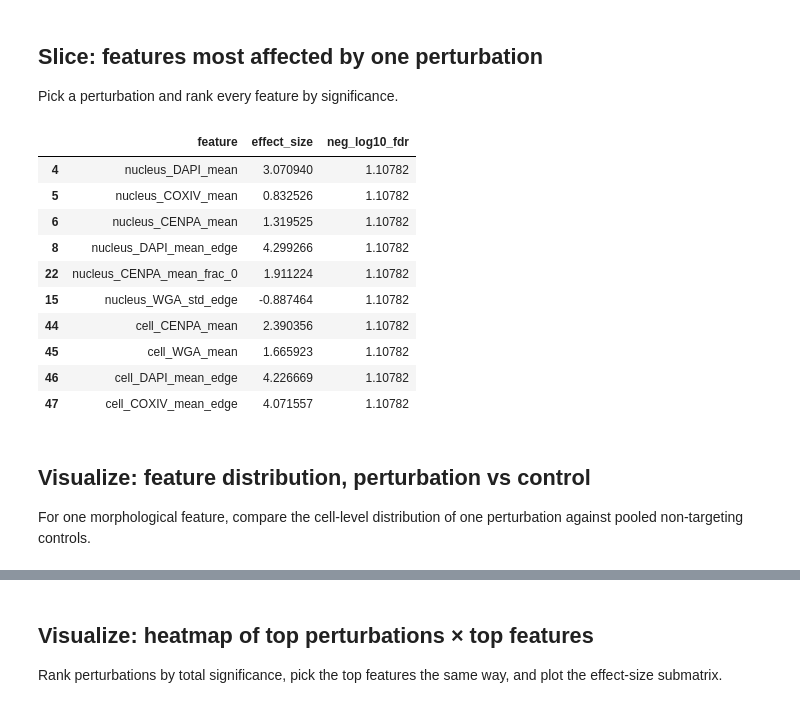
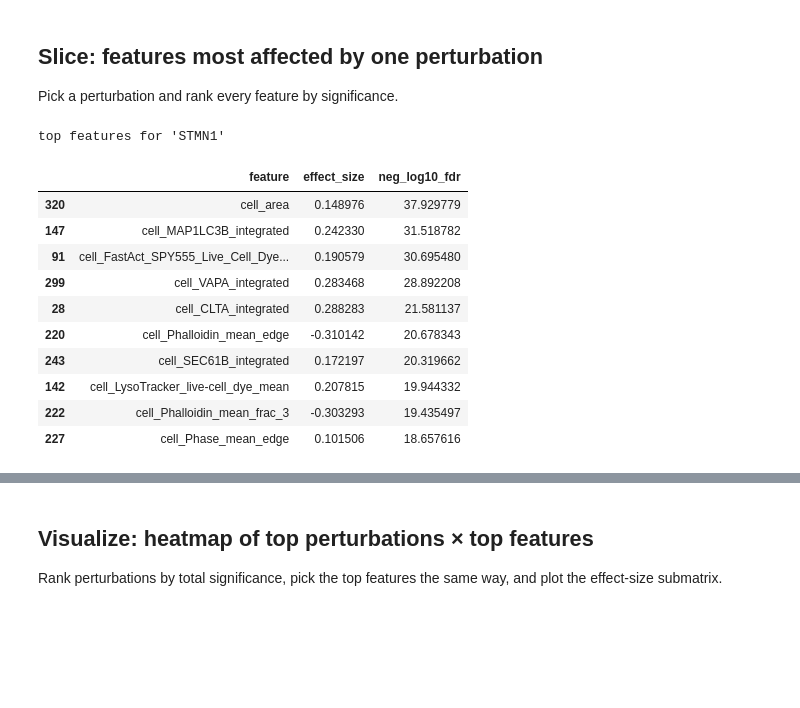
Before and after one commit to chanzuckerberg/ops-schema, a Jupyter notebook: docs/analysis/inspect-data/ops_analysis.ipynb, the cells around one changed output, grey strips where cells are left out. Saved outputs shown, nothing was run; the diff lists cells and outputs as text; code cells hidden in the pictures; blank space fills up the shorter version.

```diff
--- a/docs/analysis/inspect-data/ops_analysis.ipynb
+++ b/docs/analysis/inspect-data/ops_analysis.ipynb
@@ -60,4 +20,0 @@ contact) shared by every experiment in the collection.
-# %%
-with fsspec.open(f"{COLLECTION}/collection_metadata.yaml", "r", anon=True) as fh:
-    collection_metadata = yaml.safe_load(fh)
-collection_metadata
@@ -93,7 +20,0 @@ significance; `.obsm` stores a 2D embedding for plotting.
-# %%
-# Note: ad.read_h5ad() reads the file-like object into memory in one go, so
-# this buffers the whole h5ad before parsing. The aggregated_data.h5ad files
-# are typically 10s–100s of MB, well within memory budget.
-with fsspec.open(f"{COLLECTION}/aggregated_data.h5ad", "rb", anon=True) as fh:
-    agg = ad.read_h5ad(fh)
-agg
@@ -195,0 +90,8 @@ Series([], dtype: float32)
+# %%
+with fsspec.open(f"{ATLAS}/experimental_metadata.yaml", "r", anon=True) as fh:
+    experimental_metadata = yaml.safe_load(fh)
+
+# Top-level sections; drill into any of them as needed.
+for section, body in experimental_metadata.items():
+    keys = list(body) if isinstance(body, dict) else body
+    print(f"{section:12s}: {keys}")
@@ -195,0 +113,4 @@ Series([], dtype: float32)
+# %%
+with fsspec.open(f"{ATLAS}/aggregated_data.h5ad", "rb", anon=True) as fh:
+    agg = ad.read_h5ad(fh)
+agg
@@ -198,29 +254,26 @@ Series([], dtype: float32)
 
 Pick a perturbation and rank every feature by significance.
 # %%
-pert = "AKIRIN2"
+pert = 'STMN1'
 i = agg.obs_names.get_loc(pert)
 
 ranked = pd.DataFrame({
     "feature": agg.var_names,
-    "effect_size": agg.X[i],
-    "neg_log10_fdr": agg.layers["neg_log10_fdr"][i],
+    "effect_size": np.asarray(agg.X[i]).ravel(),
+    "neg_log10_fdr": np.asarray(agg.layers["neg_log10_fdr"][i]).ravel(),
 })
+print(f"top features for {pert!r}")
 ranked.sort_values("neg_log10_fdr", ascending=False).head(10)
 # %% [output]
+top features for 'STMN1'
 |  | feature | effect_size | neg_log10_fdr |
-| 4 | nucleus_DAPI_mean | 3.070940 | 1.10782 |
-| 5 | nucleus_COXIV_mean | 0.832526 | 1.10782 |
-| 6 | nucleus_CENPA_mean | 1.319525 | 1.10782 |
-| 8 | nucleus_DAPI_mean_edge | 4.299266 | 1.10782 |
-| 22 | nucleus_CENPA_mean_frac_0 | 1.911224 | 1.10782 |
-| 15 | nucleus_WGA_std_edge | -0.887464 | 1.10782 |
-| 44 | cell_CENPA_mean | 2.390356 | 1.10782 |
-| 45 | cell_WGA_mean | 1.665923 | 1.10782 |
-| 46 | cell_DAPI_mean_edge | 4.226669 | 1.10782 |
-| 47 | cell_COXIV_mean_edge | 4.071557 | 1.10782 |
+| 320 | cell_area | 0.148976 | 37.929779 |
+| 147 | cell_MAP1LC3B_integrated | 0.242330 | 31.518782 |
+| 91 | cell_FastAct_SPY555_Live_Cell_Dye... | 0.190579 | 30.695480 |
+| 299 | cell_VAPA_integrated | 0.283468 | 28.892208 |
+| 28 | cell_CLTA_integrated | 0.288283 | 21.581137 |
+| 220 | cell_Phalloidin_mean_edge | -0.310142 | 20.678343 |
+| 243 | cell_SEC61B_integrated | 0.172197 | 20.319662 |
+| 142 | cell_LysoTracker_live-cell_dye_mean | 0.207815 | 19.944332 |
+| 222 | cell_Phalloidin_mean_frac_3 | -0.303293 | 19.435497 |
+| 227 | cell_Phase_mean_edge | 0.101506 | 18.657616 |
-# %% [markdown]
-## Visualize: feature distribution, perturbation vs control
-
-For one morphological feature, compare the cell-level distribution of one
-perturbation against pooled non-targeting controls.
```
Also changed, not shown: parts of 61 cells of this notebook.
